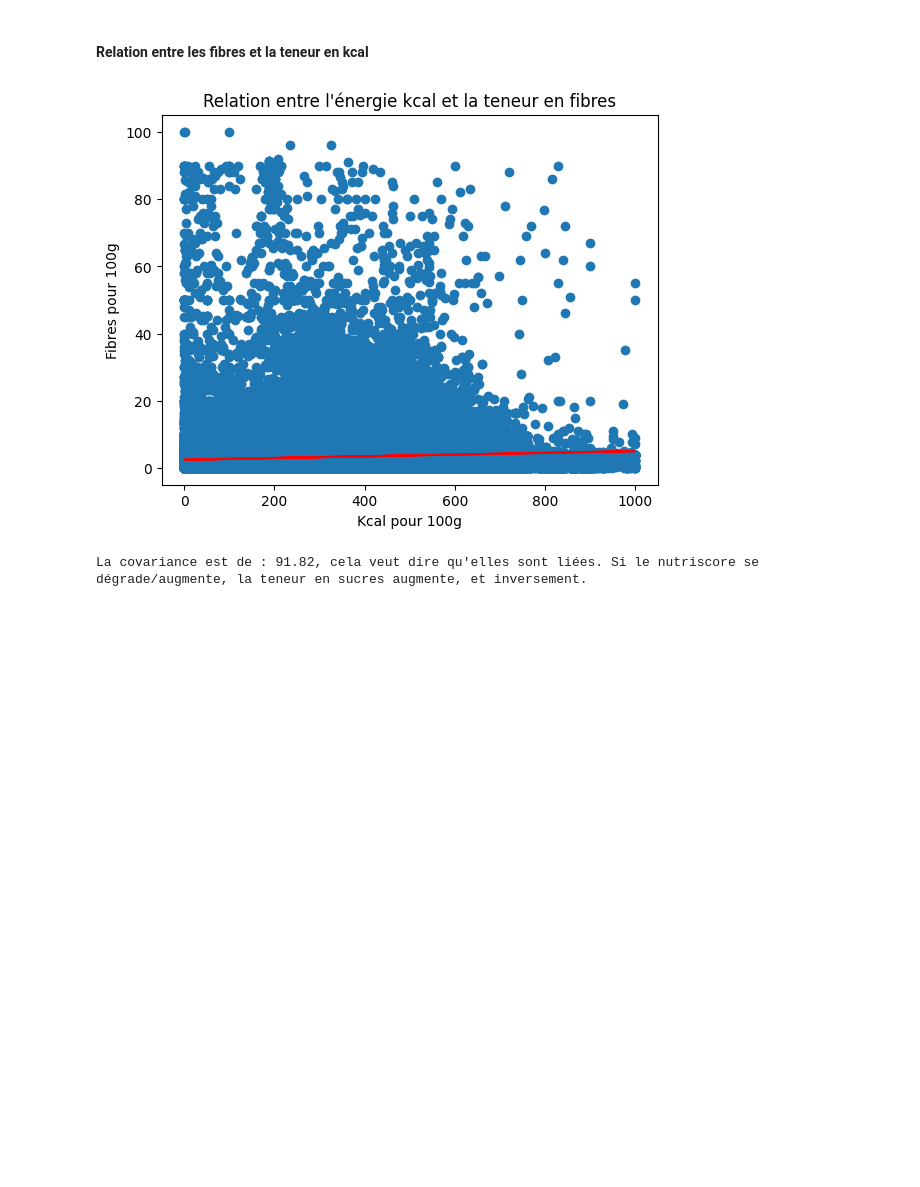
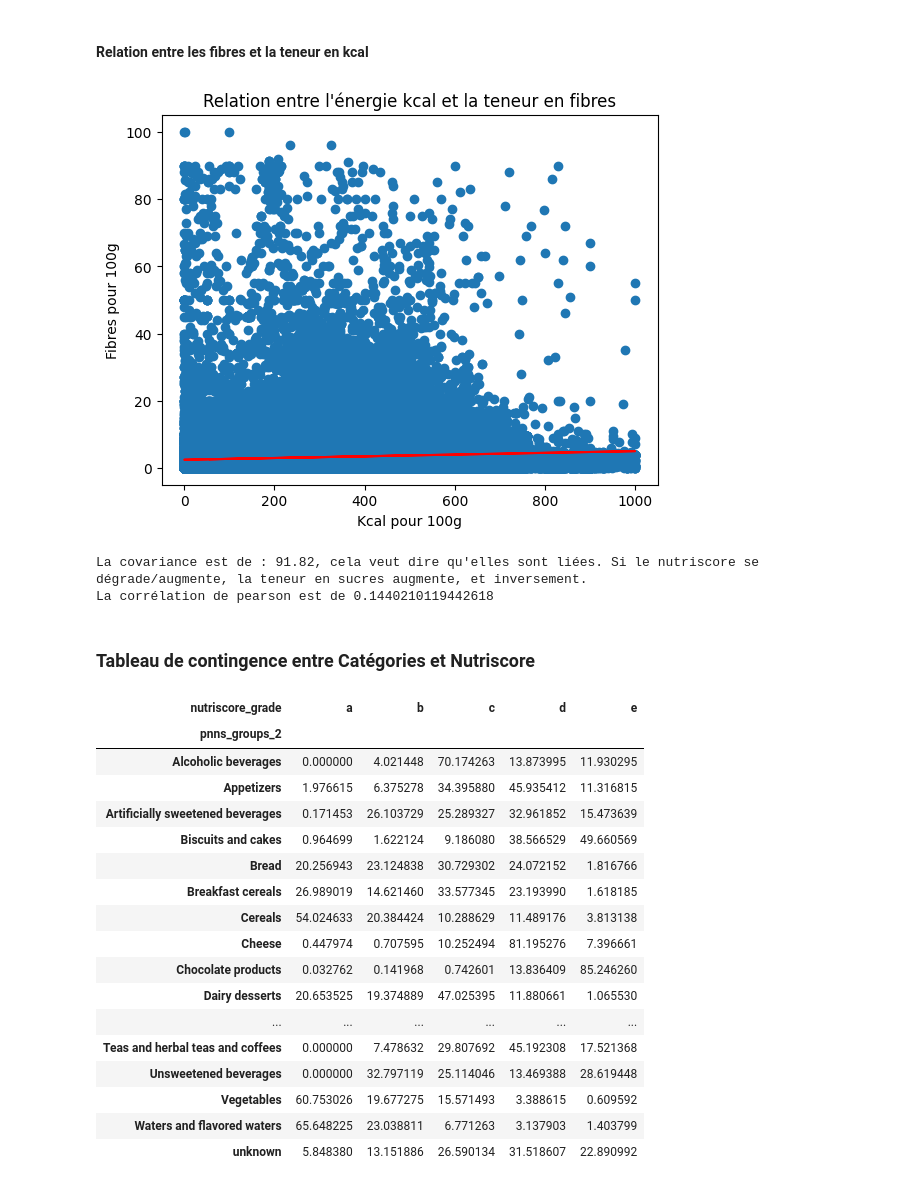
Before and after one commit to degregor69/nutriwise.io-data-analysis, a Jupyter notebook: nutriwise-io_analyse.ipynb, the cells around one changed output. Cells and saved outputs as stored; diff of their text form; code cells hidden in the pictures; blank space fills up the shorter version.

Commit message:
added pearson correlation + contigency table

```diff
--- a/nutriwise-io_analyse.ipynb
+++ b/nutriwise-io_analyse.ipynb
@@ -143,7 +161,11 @@ plt.plot(x, slope*x + y_intercept, color='red')
 
 plt.show()
 covariance = df['energy-kcal_100g'].cov(df['fiber_100g'])
+corr_matrix = df[['energy-kcal_100g', 'fiber_100g']].corr()
+pearson_coef = corr_matrix.iloc[0,1]
+
 print(f"La covariance est de : {round(covariance,2)}, cela veut dire qu'elles sont liées. Si le nutriscore se dégrade/augmente, la teneur en sucres augmente, et inversement.")
+print(f"La corrélation de pearson est de {pearson_coef}")
 
 # Corrélation de Pearson
 # Faire une étude fine sur une catégorie
@@ -153,3 +175,32 @@ print(f"La covariance est de : {round(covariance,2)}, cela veut dire qu'elles so
 # %% [output]
 [figure]
 La covariance est de : 91.82, cela veut dire qu'elles sont liées. Si le nutriscore se dégrade/augmente, la teneur en sucres augmente, et inversement.
+La corrélation de pearson est de 0.1440210119442618
+# %% [markdown]
+### Tableau de contingence entre Catégories et Nutriscore
+# %%
+# Assuming you have loaded the data into two DataFrames 'df1' and 'df2'
+# You can use the crosstab() method to create the contingency table
+contingency_table = pd.crosstab(df['pnns_groups_2'], df['nutriscore_grade'], normalize='index') *100
+
+# Display the contingency table
+contingency_table
+# %% [output]
+| nutriscore_grade | a | b | c | d | e |
+| pnns_groups_2 |  |  |  |  |  |
+| Alcoholic beverages | 0.000000 | 4.021448 | 70.174263 | 13.873995 | 11.930295 |
+| Appetizers | 1.976615 | 6.375278 | 34.395880 | 45.935412 | 11.316815 |
+| Artificially sweetened beverages | 0.171453 | 26.103729 | 25.289327 | 32.961852 | 15.473639 |
+| Biscuits and cakes | 0.964699 | 1.622124 | 9.186080 | 38.566529 | 49.660569 |
+| Bread | 20.256943 | 23.124838 | 30.729302 | 24.072152 | 1.816766 |
+| Breakfast cereals | 26.989019 | 14.621460 | 33.577345 | 23.193990 | 1.618185 |
+| Cereals | 54.024633 | 20.384424 | 10.288629 | 11.489176 | 3.813138 |
+| Cheese | 0.447974 | 0.707595 | 10.252494 | 81.195276 | 7.396661 |
+| Chocolate products | 0.032762 | 0.141968 | 0.742601 | 13.836409 | 85.246260 |
+| Dairy desserts | 20.653525 | 19.374889 | 47.025395 | 11.880661 | 1.065530 |
+| ... | ... | ... | ... | ... | ... |
+| Teas and herbal teas and coffees | 0.000000 | 7.478632 | 29.807692 | 45.192308 | 17.521368 |
+| Unsweetened beverages | 0.000000 | 32.797119 | 25.114046 | 13.469388 | 28.619448 |
+| Vegetables | 60.753026 | 19.677275 | 15.571493 | 3.388615 | 0.609592 |
+| Waters and flavored waters | 65.648225 | 23.038811 | 6.771263 | 3.137903 | 1.403799 |
+| unknown | 5.848380 | 13.151886 | 26.590134 | 31.518607 | 22.890992 |
```
Also changed, not shown: parts of 3 cells of this notebook.
